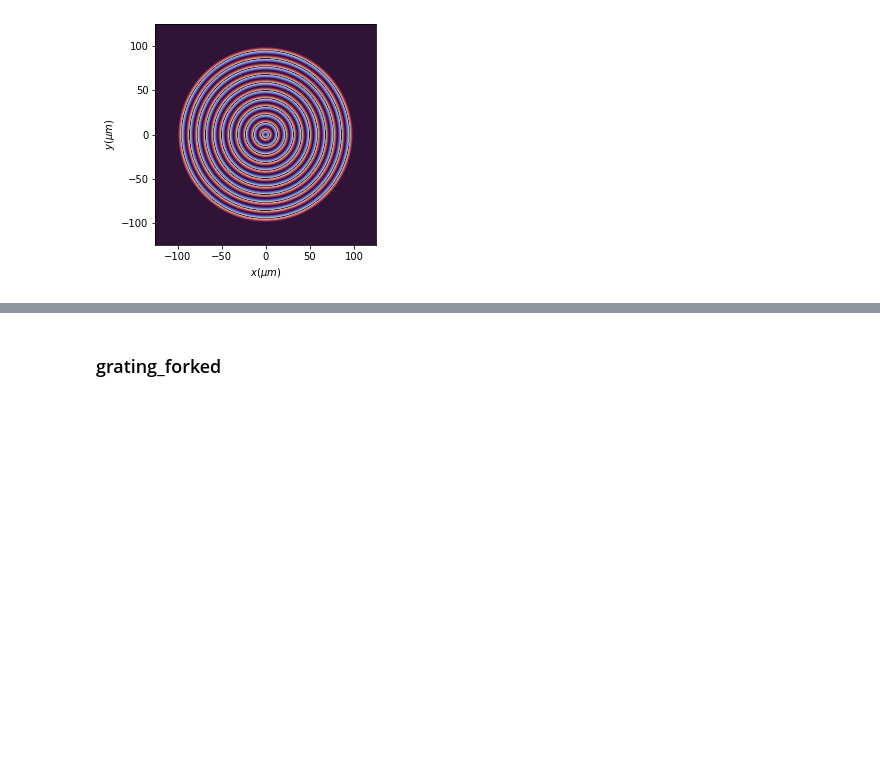
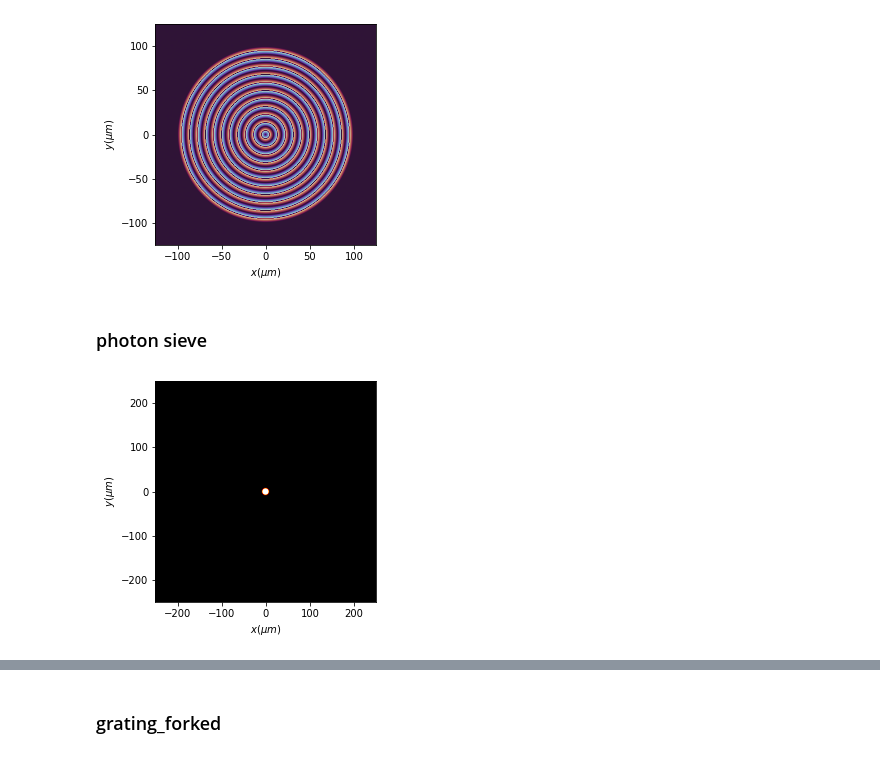
Before and after one commit to aocg-ucm/diffractio, a Jupyter notebook: docs/source/tutorial_scalar/scalar_XY/masks_xy.ipynb, the cells around one changed output, grey strips where cells are left out. Saved outputs shown, nothing was run; the diff lists cells and outputs as text; code cells hidden in the pictures; blank space fills up the shorter version.

```diff
--- a/docs/source/tutorial_scalar/scalar_XY/masks_xy.ipynb
+++ b/docs/source/tutorial_scalar/scalar_XY/masks_xy.ipynb
@@ -437,3 +476,23 @@ t1.axicon(
 t1.draw(kind="phase", percentage_intensity=0.01)
 # %% [output]
 [figure]
+# %% [markdown]
+### photon sieve
+# %%
+range = 500*um
+
+num_pixels = 512
+
+x0 = np.linspace(-range/2, range/2, num_pixels)
+y0 = np.linspace(-range / 2, range / 2, num_pixels)
+wavelength=0.6328
+# %%
+num_holes = 200
+radius_hole = 8*um
+pos_holes = -range / 2 + range * np.random.rand(num_holes,2)
+# %%
+hole =Scalar_mask_XY(x0,y0,wavelength)
+hole.circle(r0=(0, 0), radius=radius_hole)
+hole.draw()
+# %% [output]
+[figure, added]
```
Also changed, not shown: parts of 8 cells of this notebook, 10 other files.
